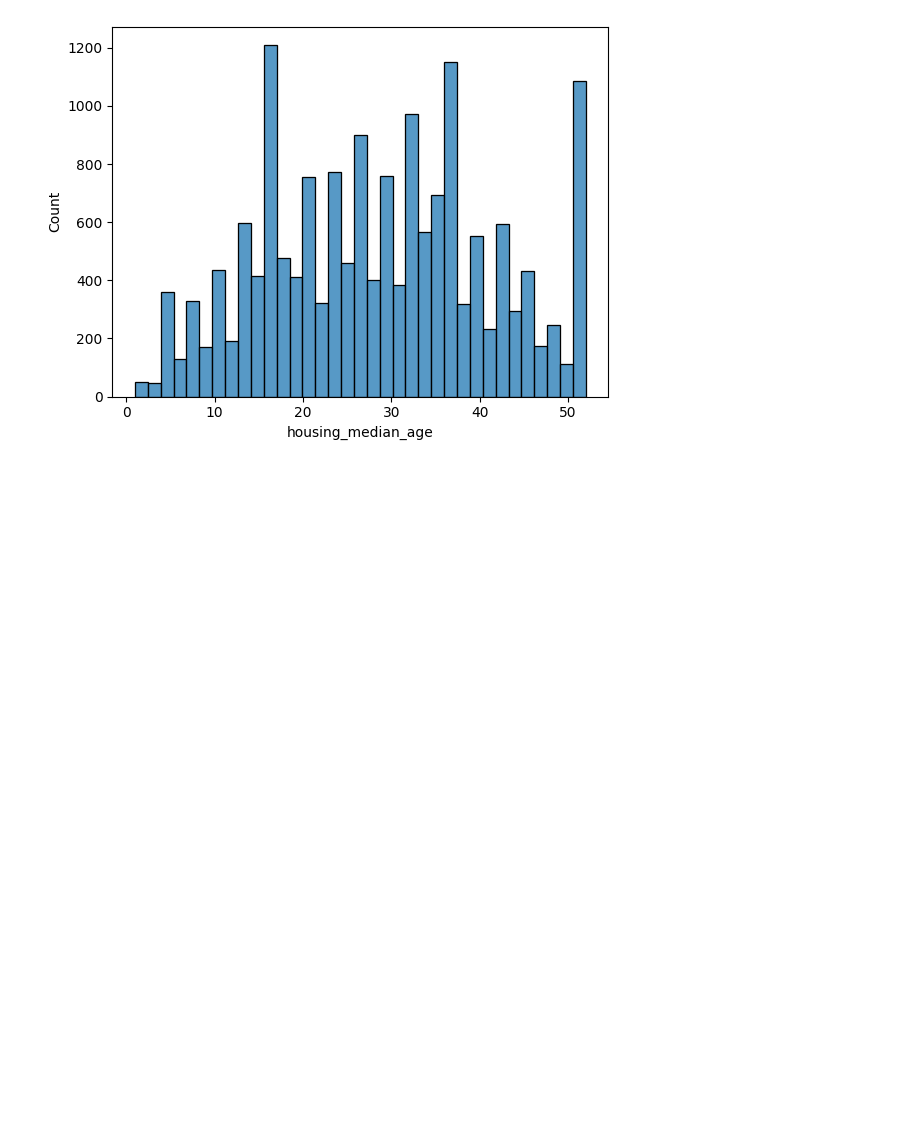
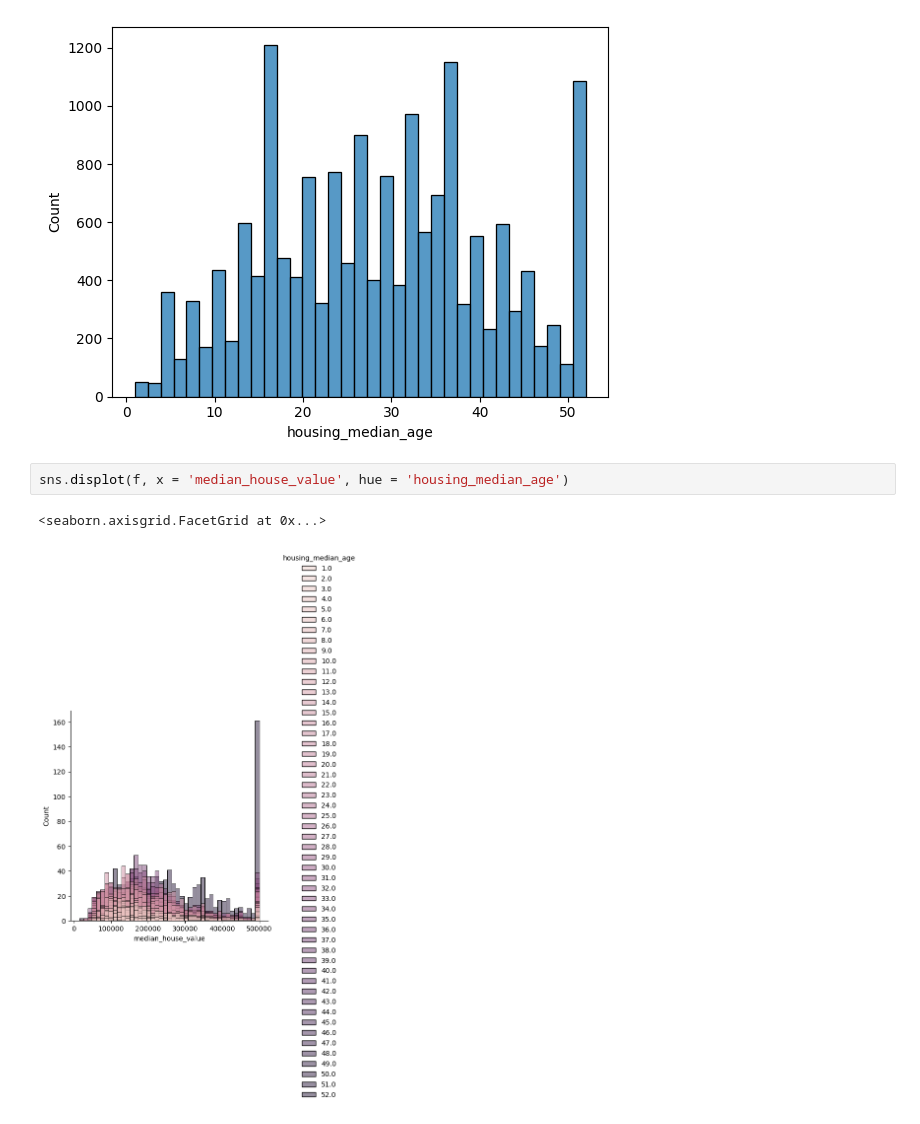
Before and after one commit to NikolaiPavlov/python_course, a Jupyter notebook: Task63.ipynb, the cells around one changed output. Cells and saved outputs as stored; diff of their text form; blank space fills up the shorter version.

```diff
--- a/Task63.ipynb
+++ b/Task63.ipynb
@@ -21,3 +21,8 @@ sns.histplot(data = f, x = 'housing_median_age')
 # %% [output]
 <Axes: xlabel='housing_median_age', ylabel='Count'>
 [figure]
+# %%
+sns.displot(f, x = 'median_house_value', hue = 'housing_median_age')
+# %% [output]
+<seaborn.axisgrid.FacetGrid at 0x...>
+[figure, added]
```
